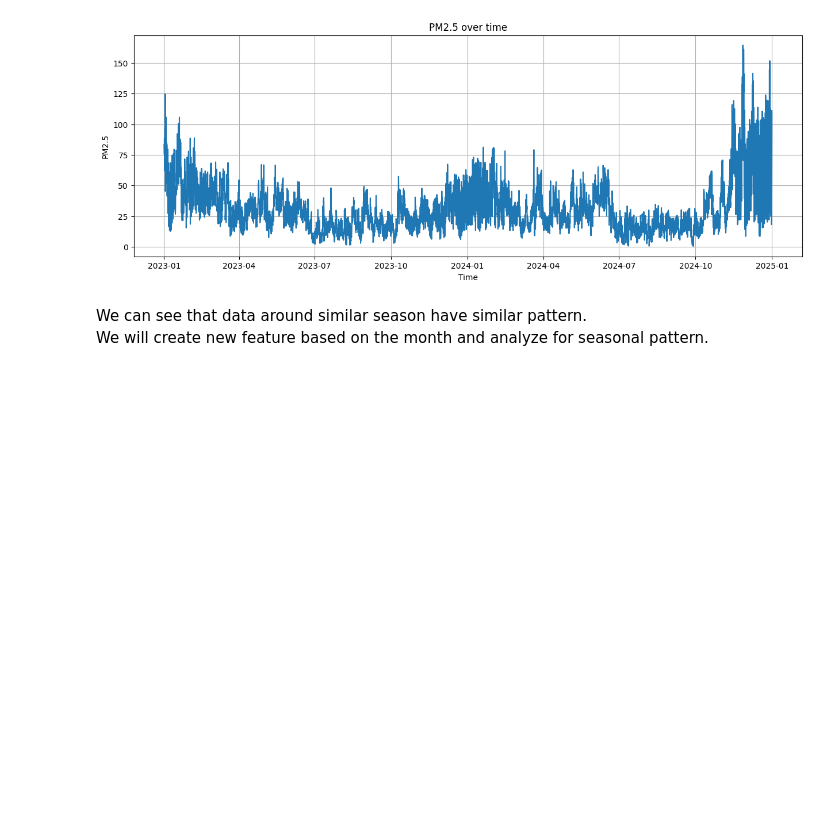
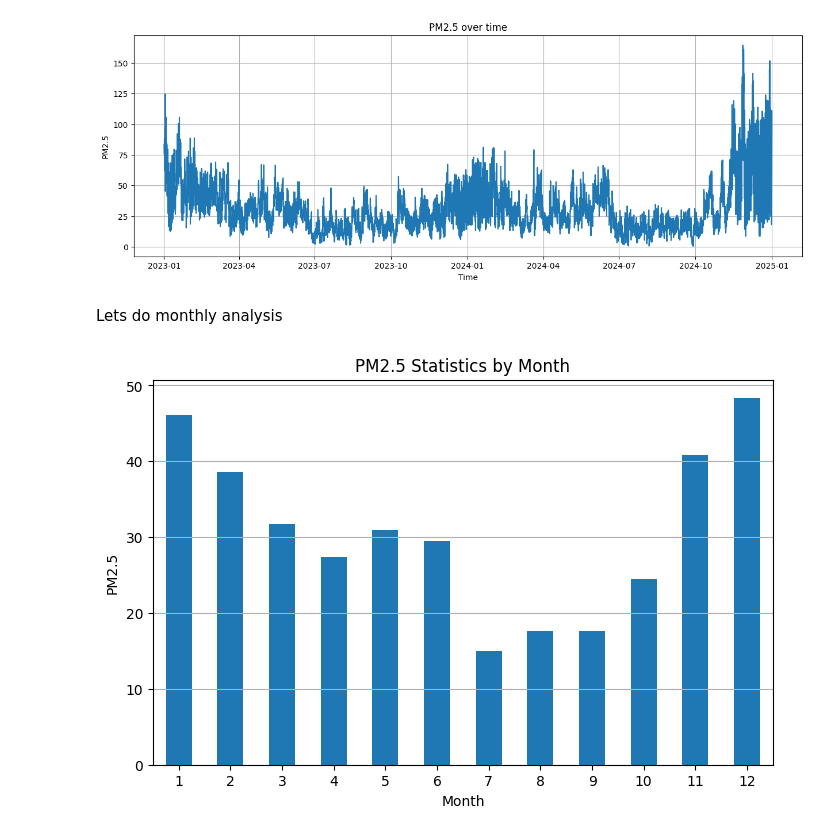
Before and after one commit to adarsha-7/pm25-forecasting, a Jupyter notebook: notebooks/eda/time_analysis.ipynb, the cells around one changed output. Cells and saved outputs as stored; diff of their text form; code cells hidden in the pictures; blank space fills up the shorter version.

```diff
--- a/notebooks/eda/time_analysis.ipynb
+++ b/notebooks/eda/time_analysis.ipynb
@@ -26,5 +26,18 @@ plt.show()
 # %% [output]
 [figure]
 # %% [markdown]
-We can see that data around similar season have similar pattern.
-We will create new feature based on the month and analyze for seasonal pattern.
+Lets do monthly analysis
+# %%
+stats = data.groupby("month")["pm2_5"].mean()
+
+stats.plot(kind="bar", figsize=(8,5))
+
+plt.title("PM2.5 Statistics by Month")
+plt.xlabel("Month")
+plt.ylabel("PM2.5")
+plt.xticks(rotation=0)
+plt.grid(axis="y")
+
+plt.show()
+# %% [output]
+[figure, added]
```
Also changed, not shown: parts of 10 cells of this notebook.
